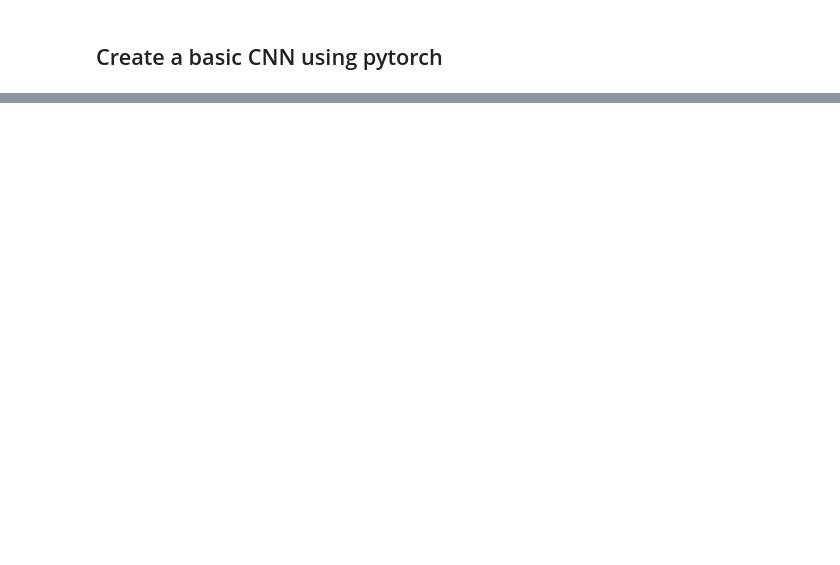
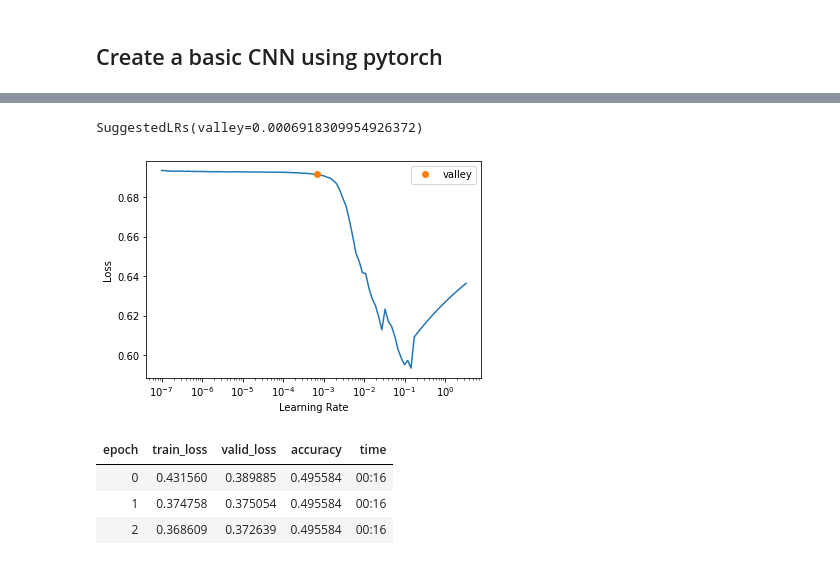
Before and after one commit to Nick-palmar/fast_book, a Jupyter notebook: 13_convolutions_redo.ipynb, the cells around one changed output, grey strips where cells are left out. Saved outputs shown, nothing was run; the diff lists cells and outputs as text; code cells hidden in the pictures; blank space fills up the shorter version.

```diff
--- a/13_convolutions_redo.ipynb
+++ b/13_convolutions_redo.ipynb
@@ -174,0 +225,13 @@ for i in range(4):
+# %%
+# try keeping activation size the same as we go through the network
+# computation increases by a factor of 8 moving from layer to layer in the network
+experimental_cnn = nn.Sequential(
+    # keep activation size the same by going from 1->4 channels since we reduce the activation image size by 4
+    stride_2_conv(1, 4), # 14x14
+    # this next layer is not problematic since we are going from 9 pixels to 16 activations (rather than 9 -> 8 as in previous network)
+    stride_2_conv(4, 16), # 7x7
+    stride_2_conv(16, 64), # 4x4
+    stride_2_conv(64, 256), # 2x2
+    stride_2_conv(256, 2, output=True), # 1x1
+    nn.Flatten()
+)
@@ -174,0 +266,5 @@ for i in range(4):
+# %%
+# train 3s vs 7s on the expiermental cnn
+learn_2 = Learner(dls, experimental_cnn, loss_func=CrossEntropyLossFlat(), metrics=[accuracy])
+learn_2.lr_find()
+# %% [output]
@@ -174,0 +272,9 @@ for i in range(4):
+SuggestedLRs(valley=0.0006918309954926372)
+[figure, added]
+# %%
+learn_2.fit_one_cycle(3, 4e-4)
+# %% [output]
+| epoch | train_loss | valid_loss | accuracy | time |
+| 0 | 0.431560 | 0.389885 | 0.495584 | 00:16 |
+| 1 | 0.374758 | 0.375054 | 0.495584 | 00:16 |
+| 2 | 0.368609 | 0.372639 | 0.495584 | 00:16 |
```
Also changed, not shown: parts of 21 cells of this notebook.
